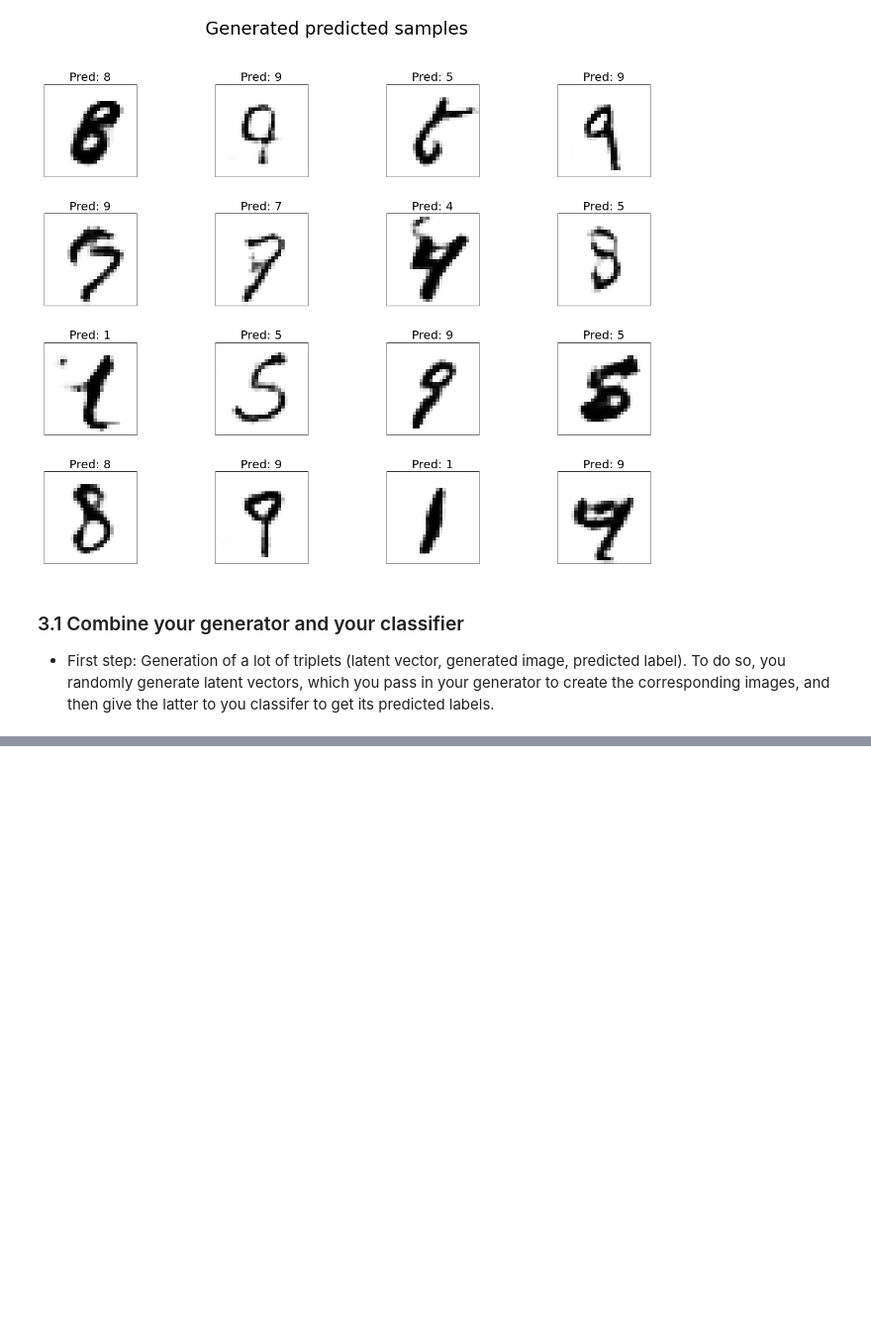
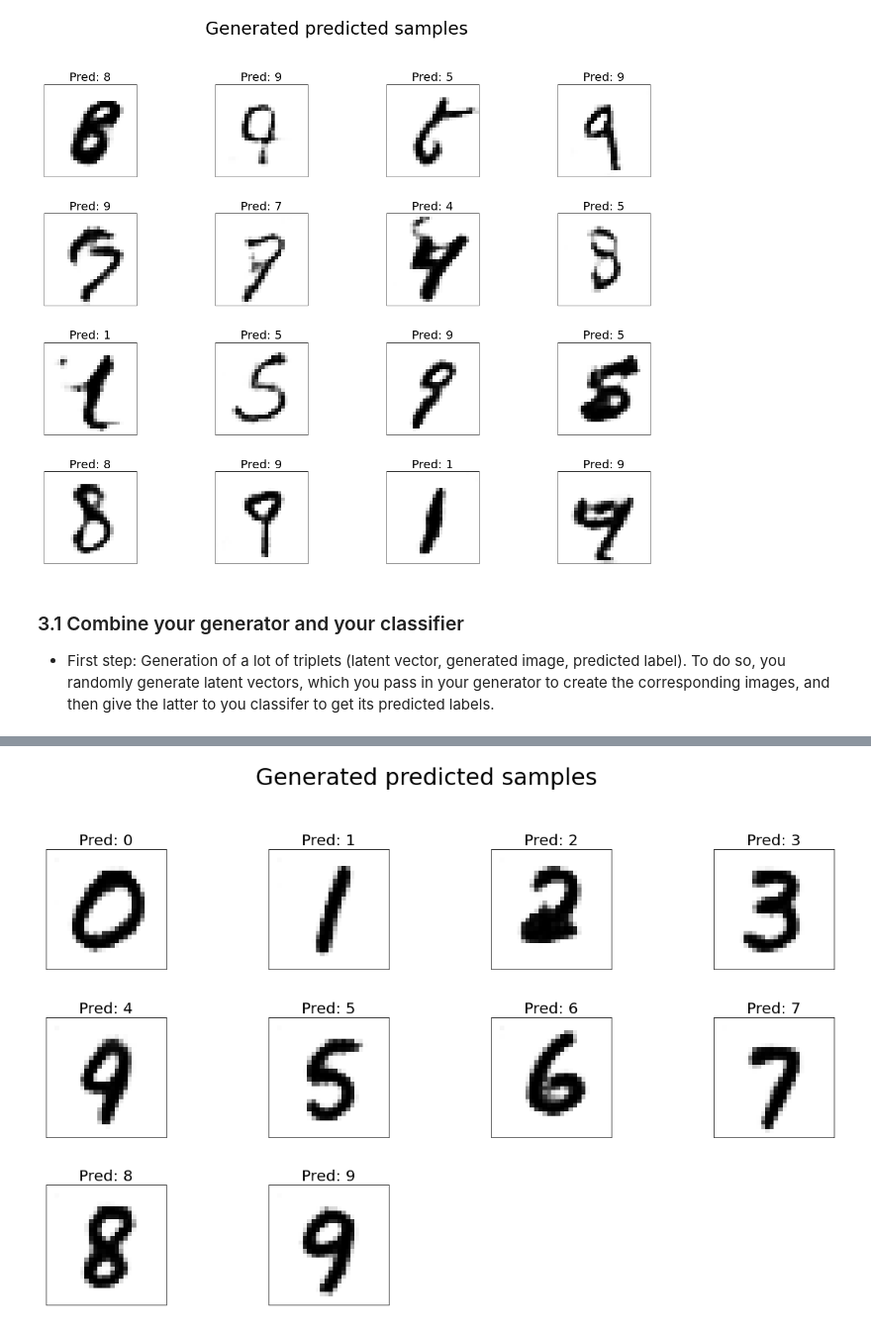
Before and after one commit to Pietro-Gavazzi/linma2472-project, a Jupyter notebook: project3/part3.ipynb, the cells around one changed output, grey strips where cells are left out. Shown: that part at 99% size. Cells and saved outputs as stored; diff of their text form; code cells hidden in the pictures; blank space fills up the shorter version.

```diff
--- a/project3/part3.ipynb
+++ b/project3/part3.ipynb
@@ -447,0 +456,23 @@ ValueError: ignored
+# %%
+# list_lat_vec = []
+# list_lab = []
+list_label = [[] for i in range(n_classes)]
+
+for i in range(len(list_lat_vec)):
+  lab = cnn.predictLabels(list_lab[i])[0]
+
+  for j in range(len(lab)):
+    list_label[lab[j]].append(list_lat_vec[i][j]) #adding each labelled latent vector to its corresponding j class
+
+
+
+for i in range(len(list_label)):
+  mean = torch.mean(torch.stack(list_label[i]), 0) #calculating the mean of these mean latent vectors
+  list_label[i] = mean
+
+list_images = []
+a = generator(torch.stack(list_label))
+showImages(a, generated = 1, predicted_labels = torch.arange(10), predicted = 1, epoch = 7)
+plt.show()
+# %% [output]
+[figure, added]
```
Also changed, not shown: parts of 5 cells of this notebook.
